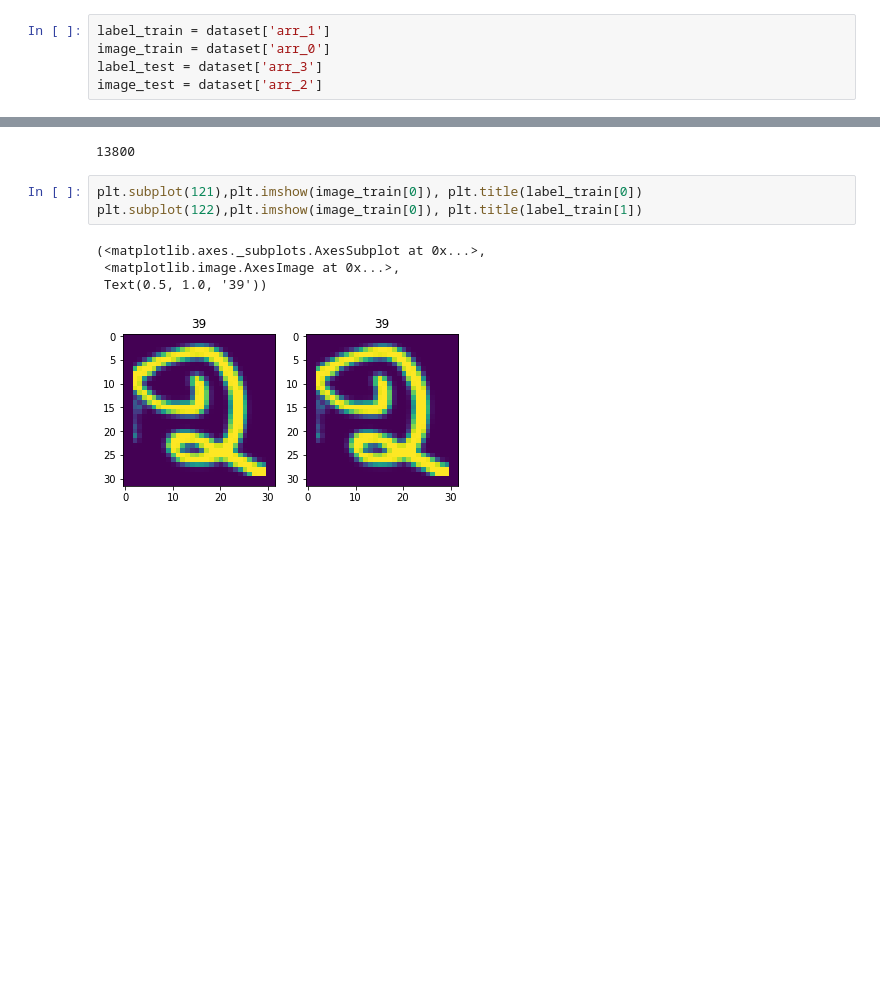
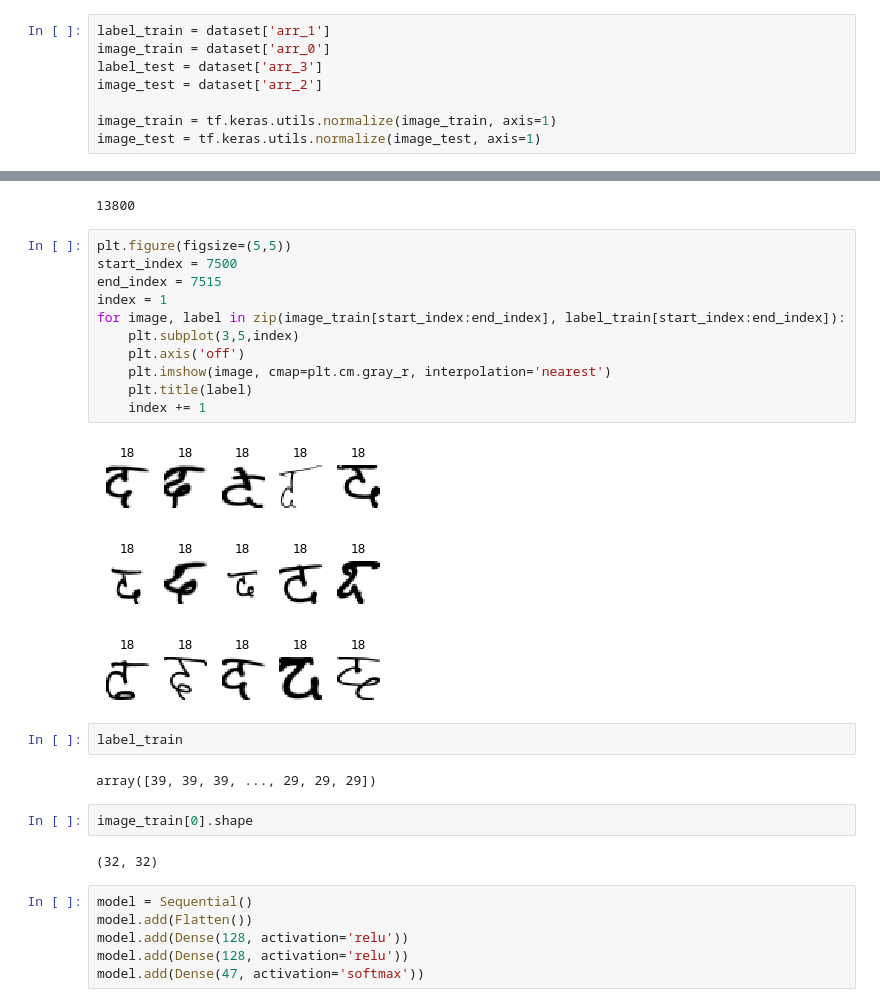
Before and after one commit to RumiRajbhandari/BookRoomForAll, a Jupyter notebook: DataViewer.ipynb, the cells around one changed output, grey strips where cells are left out. Cells and saved outputs as stored; diff of their text form; blank space fills up the shorter version.

Commit message:
basic model for character recognition added

```diff
--- a/DataViewer.ipynb
+++ b/DataViewer.ipynb
@@ -18,6 +28,9 @@ label_train = dataset['arr_1']
 image_train = dataset['arr_0']
 label_test = dataset['arr_3']
 image_test = dataset['arr_2']
+
+image_train = tf.keras.utils.normalize(image_train, axis=1)
+image_test = tf.keras.utils.normalize(image_test, axis=1)
 # %% [markdown]
 Print the length of train image
 # %%
@@ -28,11 +41,30 @@ len(image_train)
 len(image_test)
 # %% [output]
 13800
-# %%
-plt.subplot(121),plt.imshow(image_train[0]), plt.title(label_train[0])
-plt.subplot(122),plt.imshow(image_train[0]), plt.title(label_train[1])
-# %% [output]
-(<matplotlib.axes._subplots.AxesSubplot at 0x...>,
- <matplotlib.image.AxesImage at 0x...>,
- Text(0.5, 1.0, '39'))
-[figure, removed]
+# %%
+plt.figure(figsize=(5,5))
+start_index = 7500
+end_index = 7515
+index = 1
+for image, label in zip(image_train[start_index:end_index], label_train[start_index:end_index]):
+    plt.subplot(3,5,index)
+    plt.axis('off')
+    plt.imshow(image, cmap=plt.cm.gray_r, interpolation='nearest')
+    plt.title(label)
+    index += 1
+# %% [output]
+[figure, added]
+# %%
+label_train
+# %% [output]
+array([39, 39, 39, ..., 29, 29, 29])
+# %%
+image_train[0].shape
+# %% [output]
+(32, 32)
+# %%
+model = Sequential()
+model.add(Flatten())
+model.add(Dense(128, activation='relu'))
+model.add(Dense(128, activation='relu'))
+model.add(Dense(47, activation='softmax'))
```
Also changed, not shown: parts of 11 cells of this notebook, 3 other files.
